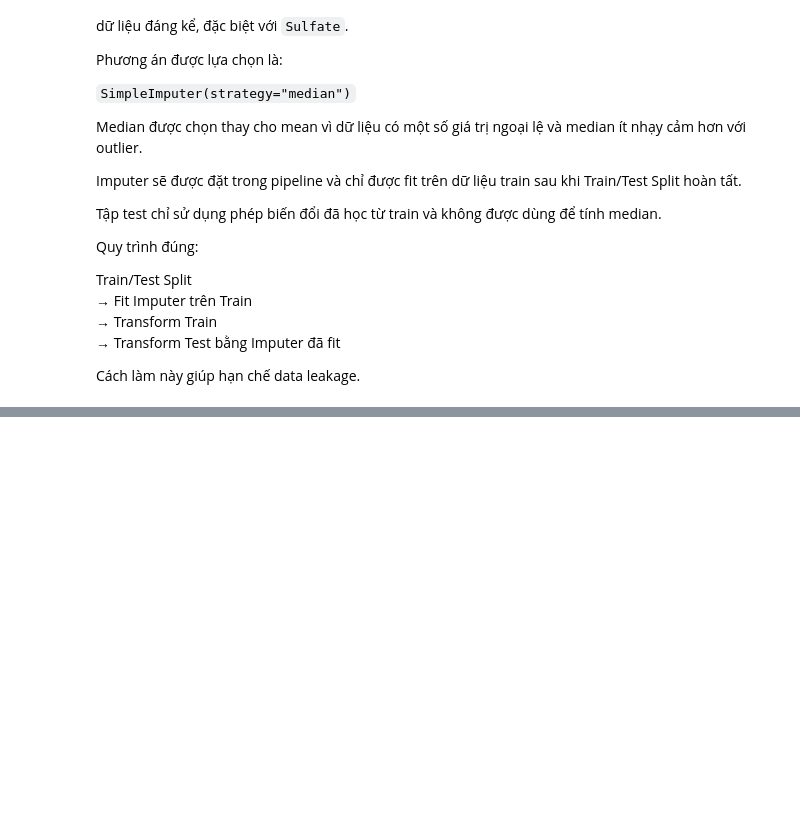
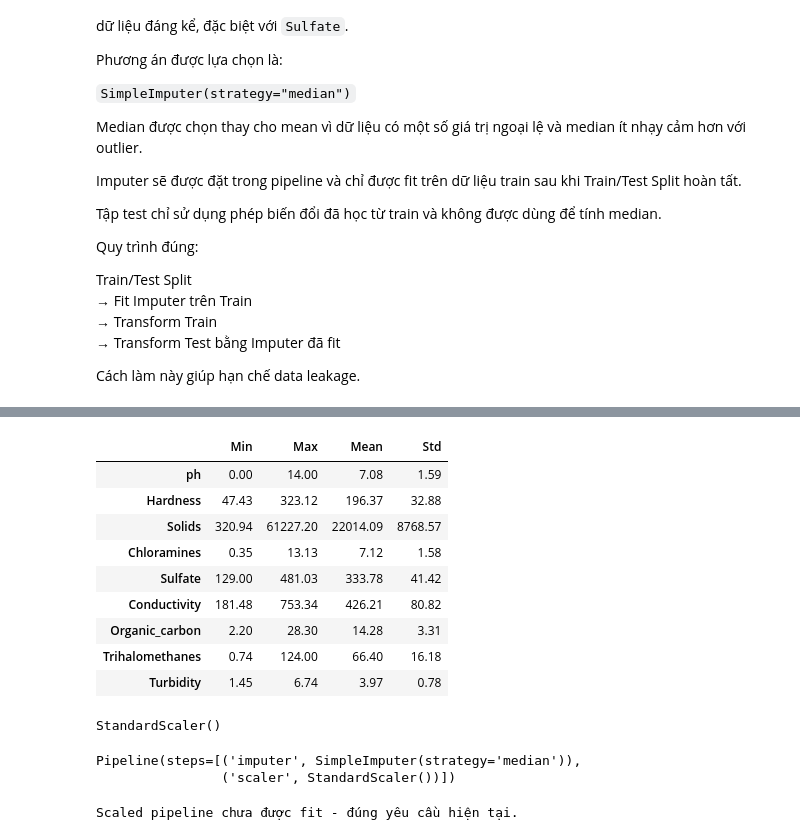
Before and after one commit to hoangthiyen01112005-ux/WaterQualityProject, a Jupyter notebook: ai-models/colab/02_preprocess.ipynb, the cells around one changed output, grey strips where cells are left out. Saved outputs shown, nothing was run; the diff lists cells and outputs as text; code cells hidden in the pictures; blank space fills up the shorter version.

Commit message:
preprocess: add scaling pipeline for linear and svm models

```diff
--- a/ai-models/colab/02_preprocess.ipynb
+++ b/ai-models/colab/02_preprocess.ipynb
@@ -485,0 +512,50 @@ Cách làm này giúp hạn chế data leakage.
+# %%
+feature_scale_summary = pd.DataFrame({
+    "Min": X.min(),
+    "Max": X.max(),
+    "Mean": X.mean(),
+    "Std": X.std()
+}).round(2)
+
+feature_scale_summary
+# %% [output]
+|  | Min | Max | Mean | Std |
+| ph | 0.00 | 14.00 | 7.08 | 1.59 |
+| Hardness | 47.43 | 323.12 | 196.37 | 32.88 |
+| Solids | 320.94 | 61227.20 | 22014.09 | 8768.57 |
+| Chloramines | 0.35 | 13.13 | 7.12 | 1.58 |
+| Sulfate | 129.00 | 481.03 | 333.78 | 41.42 |
+| Conductivity | 181.48 | 753.34 | 426.21 | 80.82 |
+| Organic_carbon | 2.20 | 28.30 | 14.28 | 3.31 |
+| Trihalomethanes | 0.74 | 124.00 | 66.40 | 16.18 |
+| Turbidity | 1.45 | 6.74 | 3.97 | 0.78 |
+# %%
+standard_scaler = StandardScaler()
+
+standard_scaler
+# %% [output]
+StandardScaler()
+# %%
+scaled_preprocessing_pipeline = Pipeline([
+    (
+        "imputer",
+        SimpleImputer(strategy="median")
+    ),
+    (
+        "scaler",
+        StandardScaler()
+    )
+])
+
+scaled_preprocessing_pipeline
+# %% [output]
+Pipeline(steps=[('imputer', SimpleImputer(strategy='median')),
+                ('scaler', StandardScaler())])
+# %%
+try:
+    check_is_fitted(scaled_preprocessing_pipeline)
+    print("Pipeline đã được fit.")
+except NotFittedError:
+    print("Scaled pipeline chưa được fit - đúng yêu cầu hiện tại.")
+# %% [output]
+Scaled pipeline chưa được fit - đúng yêu cầu hiện tại.
```
Also changed, not shown: parts of 2 cells of this notebook.
